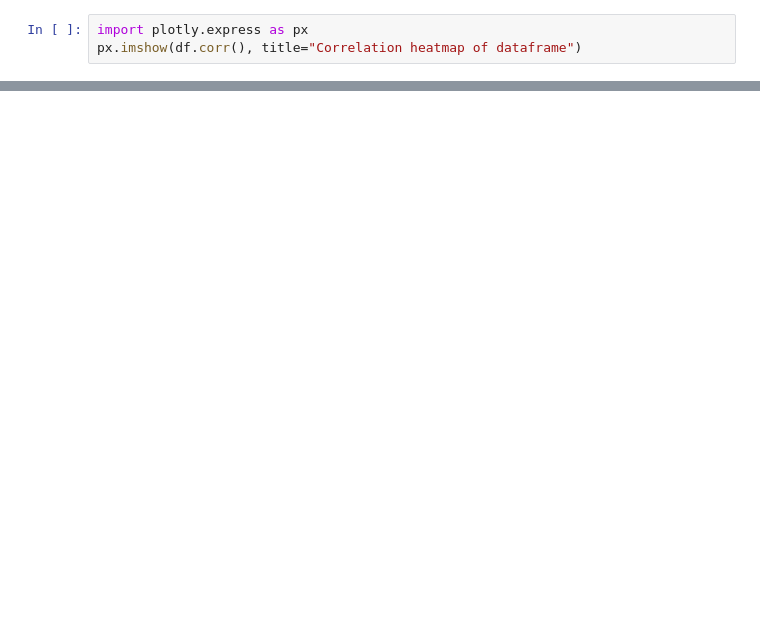
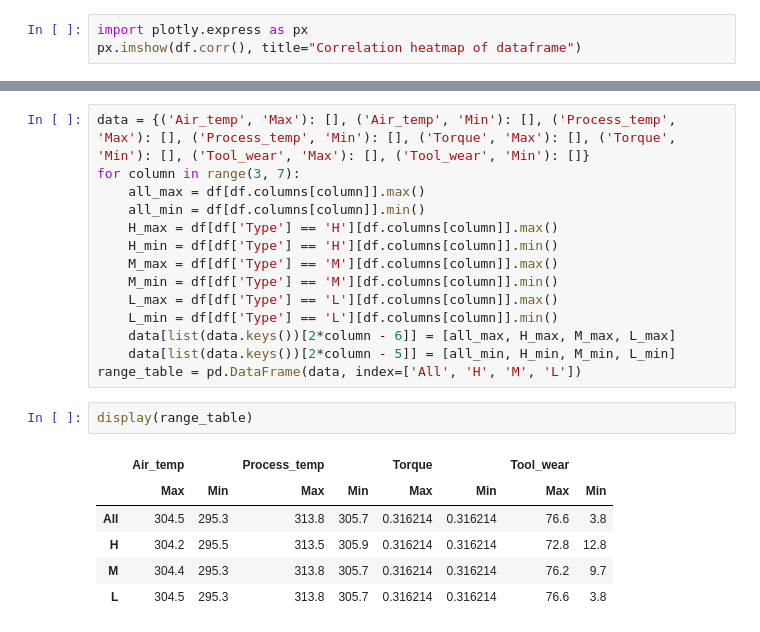
Before and after one commit to sgrayner/EDA-Manufacturing, a Jupyter notebook: test_file.ipynb, the cells around one changed output, grey strips where cells are left out. Drawn from its saved outputs; the diff is of its cells as text; blank space fills up the shorter version.

```diff
--- a/test_file.ipynb
+++ b/test_file.ipynb
@@ -80,0 +53,23 @@ print(model0.rsquared, model1.rsquared, model2.rsquared, model3.rsquared, model4
+# %%
+data = {('Air_temp', 'Max'): [], ('Air_temp', 'Min'): [], ('Process_temp', 'Max'): [], ('Process_temp', 'Min'): [], ('Torque', 'Max'): [], ('Torque', 'Min'): [], ('Tool_wear', 'Max'): [], ('Tool_wear', 'Min'): []}
+for column in range(3, 7):
+    all_max = df[df.columns[column]].max()
+    all_min = df[df.columns[column]].min()
+    H_max = df[df['Type'] == 'H'][df.columns[column]].max()
+    H_min = df[df['Type'] == 'H'][df.columns[column]].min()
+    M_max = df[df['Type'] == 'M'][df.columns[column]].max()
+    M_min = df[df['Type'] == 'M'][df.columns[column]].min()
+    L_max = df[df['Type'] == 'L'][df.columns[column]].max()
+    L_min = df[df['Type'] == 'L'][df.columns[column]].min()
+    data[list(data.keys())[2*column - 6]] = [all_max, H_max, M_max, L_max]
+    data[list(data.keys())[2*column - 5]] = [all_min, H_min, M_min, L_min]
+range_table = pd.DataFrame(data, index=['All', 'H', 'M', 'L'])
+# %%
+display(range_table)
+# %% [output]
+|  | Air_temp |  | Process_temp |  | Torque |  | Tool_wear |  |
+|  | Max | Min | Max | Min | Max | Min | Max | Min |
+| All | 304.5 | 295.3 | 313.8 | 305.7 | 0.316214 | 0.316214 | 76.6 | 3.8 |
+| H | 304.2 | 295.5 | 313.5 | 305.9 | 0.316214 | 0.316214 | 72.8 | 12.8 |
+| M | 304.4 | 295.3 | 313.8 | 305.7 | 0.316214 | 0.316214 | 76.2 | 9.7 |
+| L | 304.5 | 295.3 | 313.8 | 305.7 | 0.316214 | 0.316214 | 76.6 | 3.8 |
```
Also changed, not shown: parts of 13 cells of this notebook.
